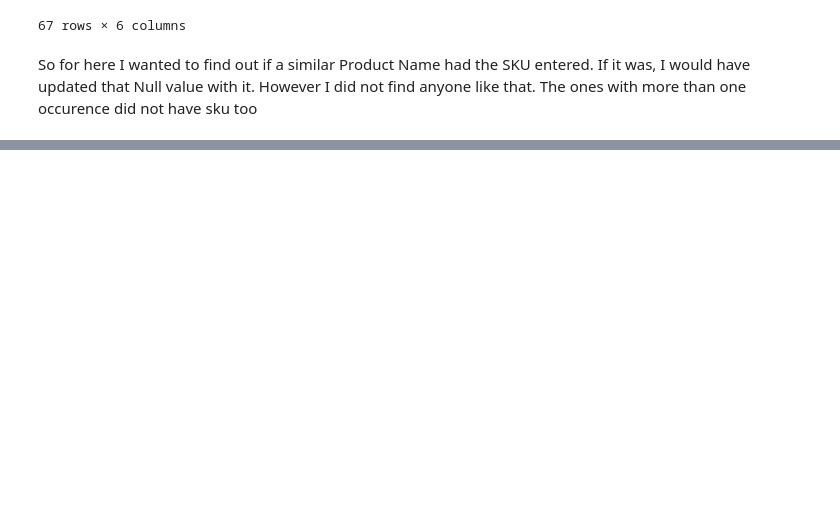
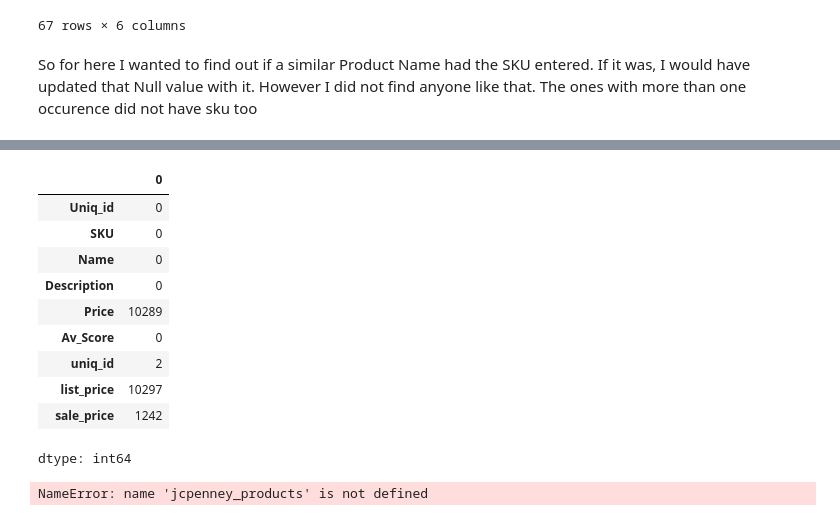
Before and after one commit to RedeemerNtumy/JCPennyConsultancyProject, a Jupyter notebook: 3549063_BD2.ipynb, the cells around one changed output, grey strips where cells are left out. Drawn from its saved outputs; the diff is of its cells as text; code cells hidden in the pictures; blank space fills up the shorter version.

Commit message:
Ongoing Data Cleaning

```diff
--- a/3549063_BD2.ipynb
+++ b/3549063_BD2.ipynb
@@ -248,2 +395,21 @@ display(duplicate_name_missing_sku_rows)
+# %%
+merged_products.isna().sum()
+# %% [output]
+|  | 0 |
+| Uniq_id | 0 |
+| SKU | 0 |
+| Name | 0 |
+| Description | 0 |
+| Price | 10289 |
+| Av_Score | 0 |
+| uniq_id | 2 |
+| list_price | 10297 |
+| sale_price | 1242 |
+dtype: int64
+# %%
+)# Select and display the requested columns from the jcpenney_products DataFrame
+display(jcpenney_products[['list_price', 'sale_price', 'category_tree']])
+# %% [output]
+NameError: name 'jcpenney_products' is not defined
 # %%
 products.info()
```
Also changed, not shown: parts of 18 cells of this notebook.
